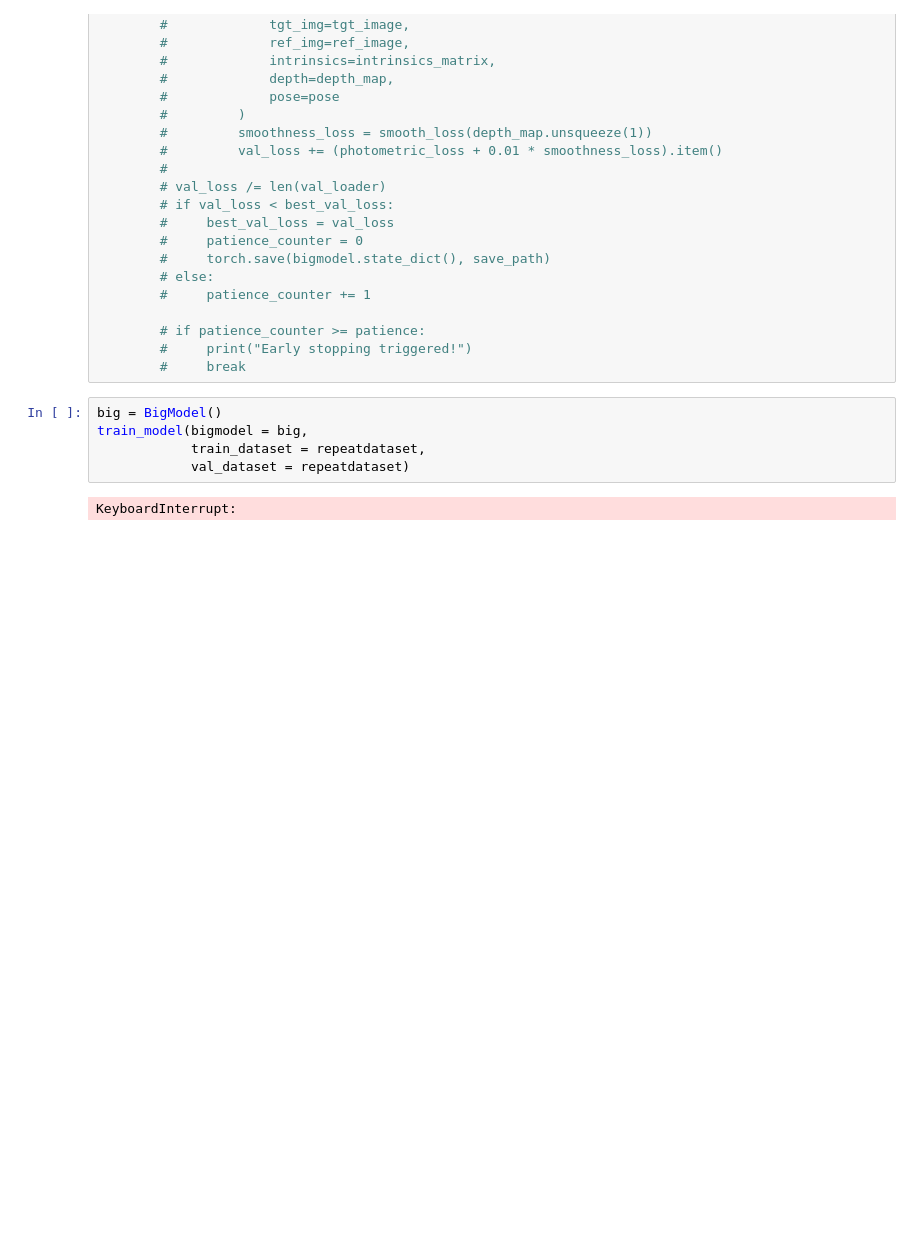
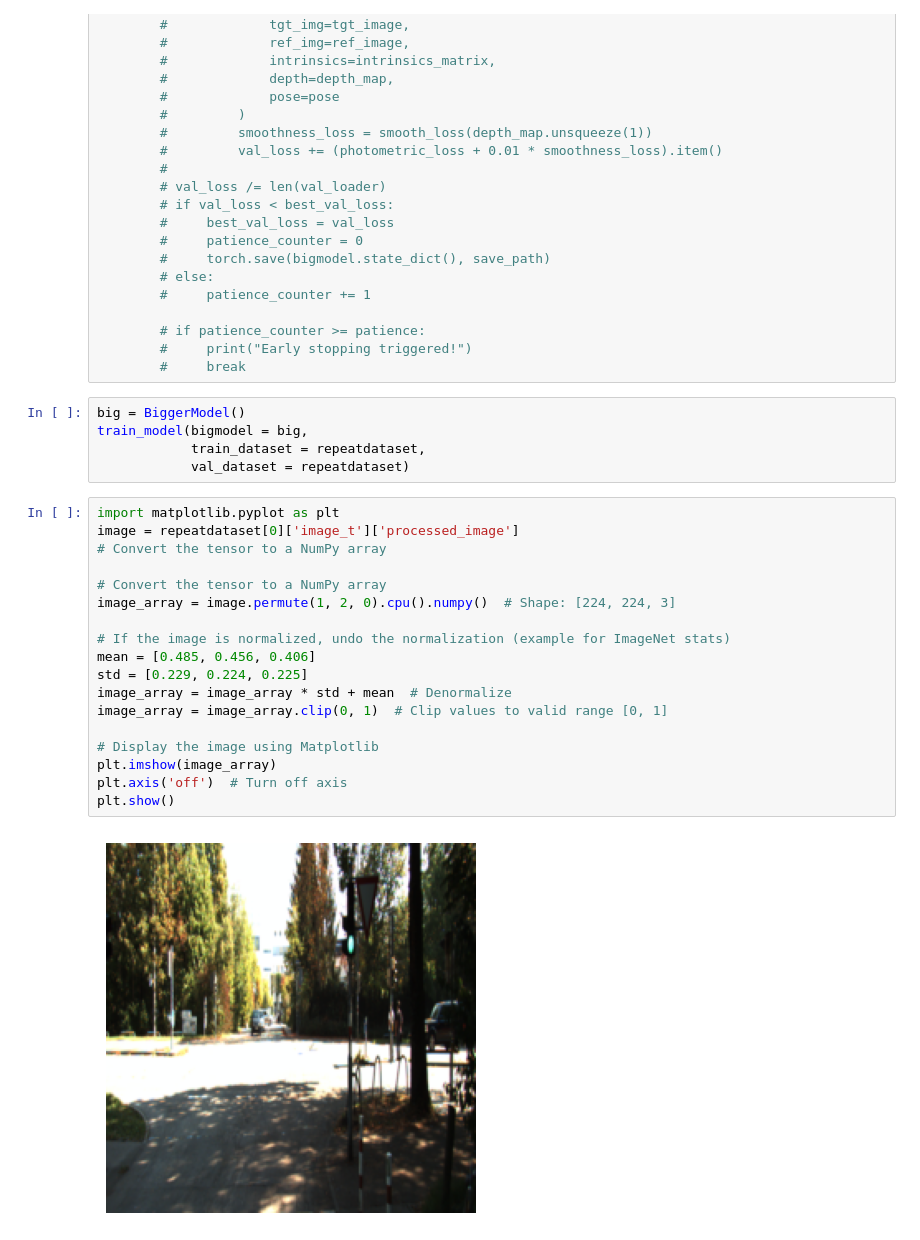
Before and after one commit to jiwoonoh/dino-depth-perception, a Jupyter notebook: model_trial.ipynb, the cells around one changed output. Drawn from its saved outputs; the diff is of its cells as text; blank space fills up the shorter version.

```diff
--- a/model_trial.ipynb
+++ b/model_trial.ipynb
@@ -148,9 +148,27 @@ def train_model(bigmodel,
         #     print("Early stopping triggered!")
         #     break
 # %%
-big = BigModel()
+big = BiggerModel()
 train_model(bigmodel = big,
             train_dataset = repeatdataset,
             val_dataset = repeatdataset)
-# %% [output]
-KeyboardInterrupt:
+# %%
+import matplotlib.pyplot as plt
+image = repeatdataset[0]['image_t']['processed_image']
+# Convert the tensor to a NumPy array
+
+# Convert the tensor to a NumPy array
+image_array = image.permute(1, 2, 0).cpu().numpy()  # Shape: [224, 224, 3]
+
+# If the image is normalized, undo the normalization (example for ImageNet stats)
+mean = [0.485, 0.456, 0.406]
+std = [0.229, 0.224, 0.225]
+image_array = image_array * std + mean  # Denormalize
+image_array = image_array.clip(0, 1)  # Clip values to valid range [0, 1]
+
+# Display the image using Matplotlib
+plt.imshow(image_array)
+plt.axis('off')  # Turn off axis
+plt.show()
+# %% [output]
+[figure, added]
```
Also changed, not shown: parts of 1 cell of this notebook, 2 other files.
